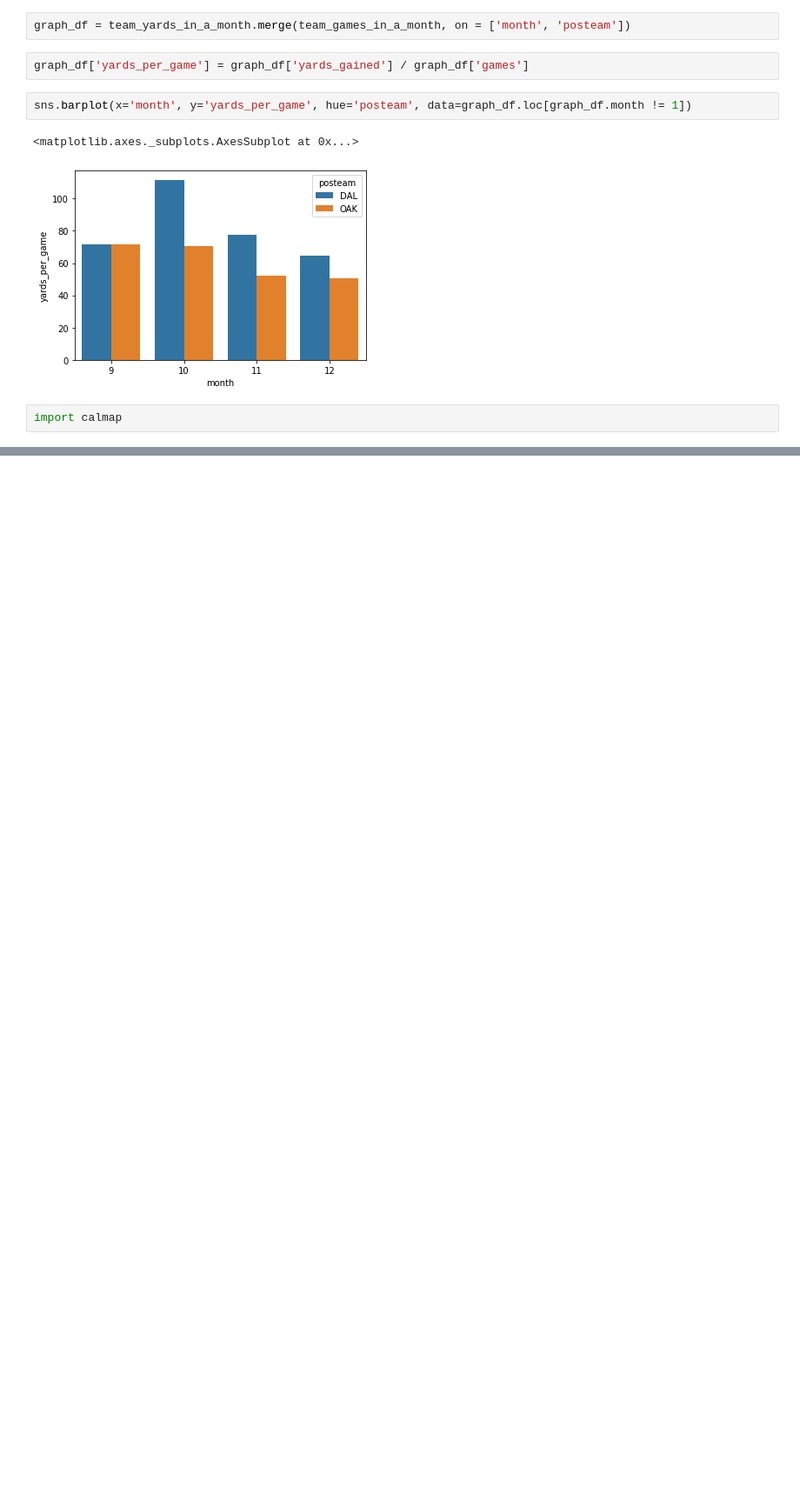
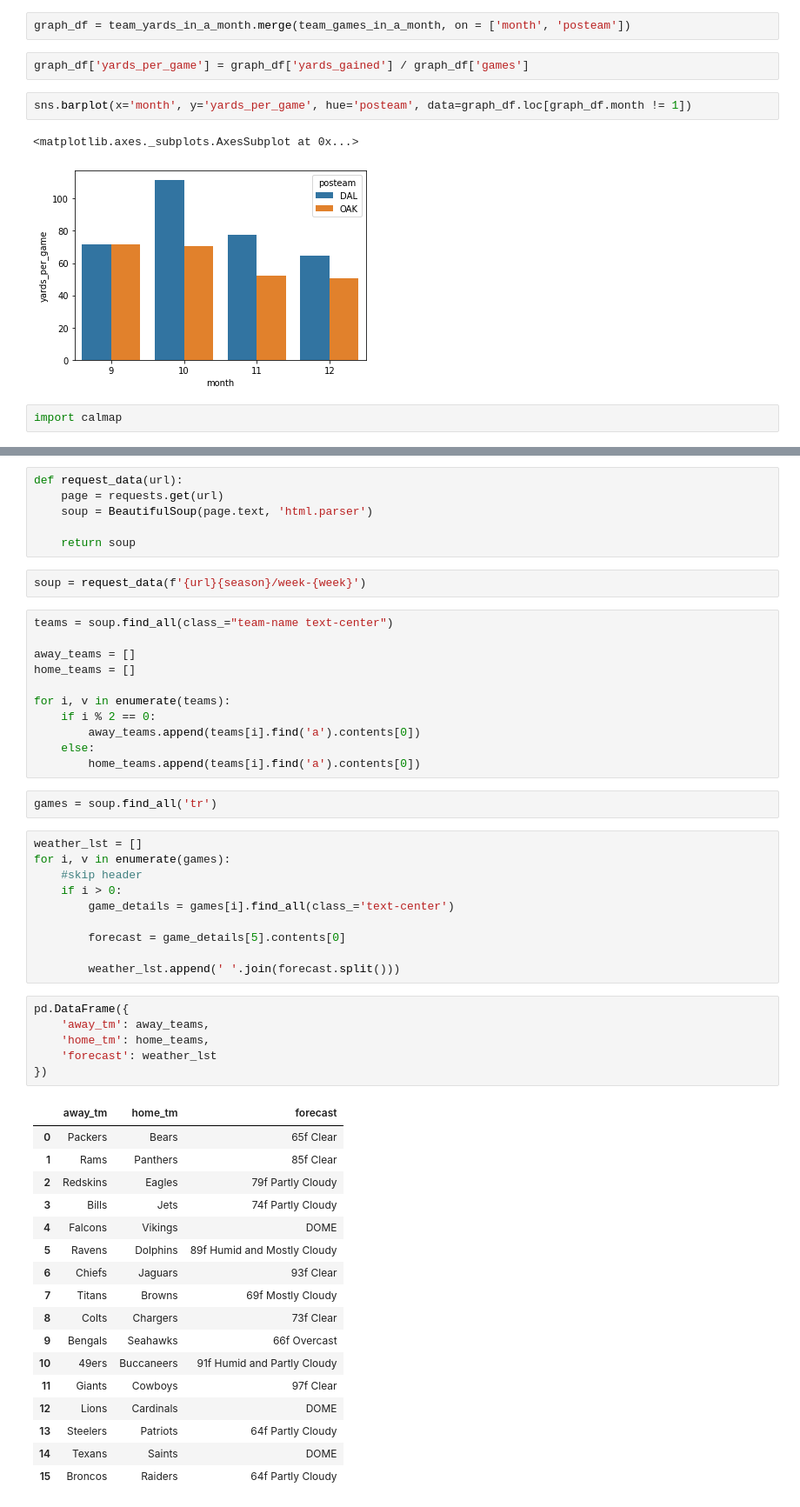
Before and after one commit to mtodisco10/amari, a Jupyter notebook: Amari_EDA.ipynb, the cells around one changed output, grey strips where cells are left out. Shown at 87% size. Drawn from its saved outputs; the diff is of its cells as text; blank space fills up the shorter version.

Commit message:
scraping nfl weather reports

```diff
--- a/Amari_EDA.ipynb
+++ b/Amari_EDA.ipynb
@@ -102,0 +138,55 @@ calmap.calendarplot(coop_df.groupby('game_date')['yards_gained'].sum(), monthtic
+# %%
+def request_data(url):
+    page = requests.get(url)
+    soup = BeautifulSoup(page.text, 'html.parser')
+
+    return soup
+# %%
+soup = request_data(f'{url}{season}/week-{week}')
+# %%
+teams = soup.find_all(class_="team-name text-center")
+
+away_teams = []
+home_teams = []
+
+for i, v in enumerate(teams):
+    if i % 2 == 0:
+        away_teams.append(teams[i].find('a').contents[0])
+    else:
+        home_teams.append(teams[i].find('a').contents[0])
+# %%
+games = soup.find_all('tr')
+# %%
+weather_lst = []
+for i, v in enumerate(games):
+    #skip header
+    if i > 0:
+        game_details = games[i].find_all(class_='text-center')
+
+        forecast = game_details[5].contents[0]
+
+        weather_lst.append(' '.join(forecast.split()))
+# %%
+pd.DataFrame({
+    'away_tm': away_teams,
+    'home_tm': home_teams,
+    'forecast': weather_lst
+})
+# %% [output]
+|  | away_tm | home_tm | forecast |
+| 0 | Packers | Bears | 65f Clear |
+| 1 | Rams | Panthers | 85f Clear |
+| 2 | Redskins | Eagles | 79f Partly Cloudy |
+| 3 | Bills | Jets | 74f Partly Cloudy |
+| 4 | Falcons | Vikings | DOME |
+| 5 | Ravens | Dolphins | 89f Humid and Mostly Cloudy |
+| 6 | Chiefs | Jaguars | 93f Clear |
+| 7 | Titans | Browns | 69f Mostly Cloudy |
+| 8 | Colts | Chargers | 73f Clear |
+| 9 | Bengals | Seahawks | 66f Overcast |
+| 10 | 49ers | Buccaneers | 91f Humid and Partly Cloudy |
+| 11 | Giants | Cowboys | 97f Clear |
+| 12 | Lions | Cardinals | DOME |
+| 13 | Steelers | Patriots | 64f Partly Cloudy |
+| 14 | Texans | Saints | DOME |
+| 15 | Broncos | Raiders | 64f Partly Cloudy |
```
Also changed, not shown: parts of 13 cells of this notebook.
